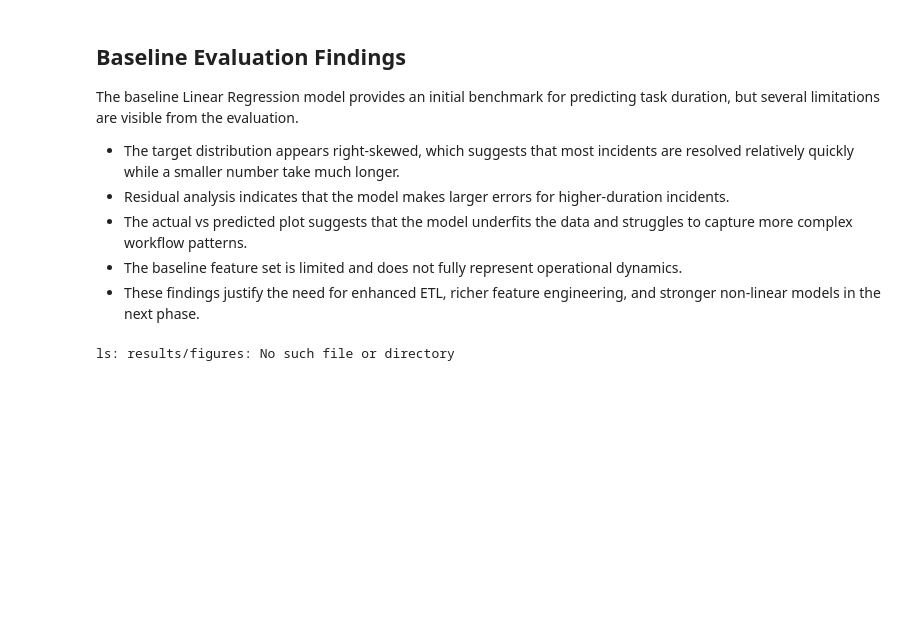
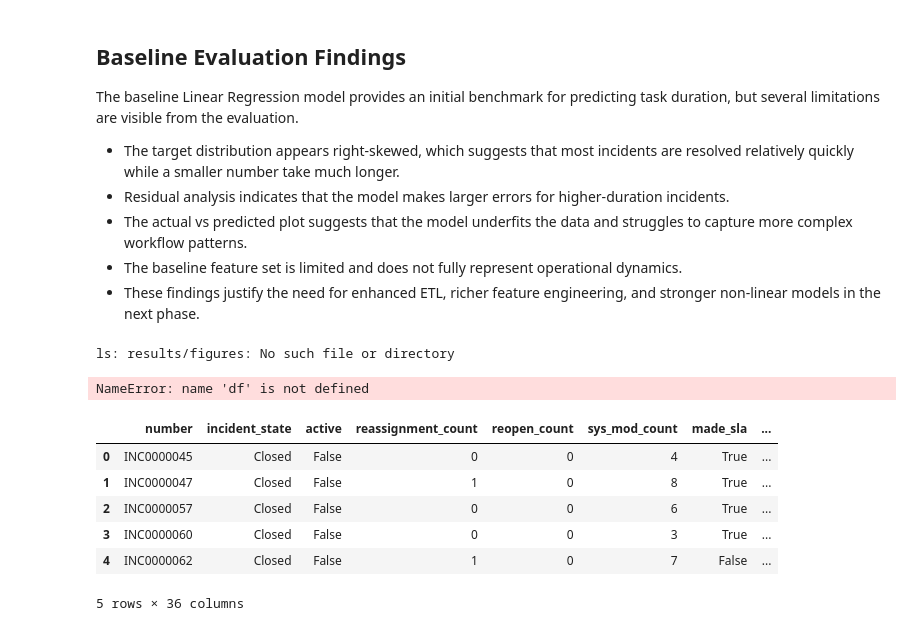
Before and after one commit to Mirza-mohammed/workflow_predictive_analytics, a Jupyter notebook: notebooks/02_baseline_evaluation.ipynb, the cells around one changed output. Cells and saved outputs as stored; diff of their text form; code cells hidden in the pictures; blank space fills up the shorter version.

```diff
--- a/notebooks/02_baseline_evaluation.ipynb
+++ b/notebooks/02_baseline_evaluation.ipynb
@@ -227,3 +227,7 @@ The baseline Linear Regression model provides an initial benchmark for predictin
 ls results/figures
 # %% [output]
 ls: results/figures: No such file or directory
+# %%
+df.head()
+# %% [output]
+NameError: name 'df' is not defined
@@ -229,0 +236,12 @@ ls: results/figures: No such file or directory
+# %%
+df = pd.read_csv("../data/raw/workflow_tasks.csv")
+# %%
+df.head()
+# %% [output]
+|  | number | incident_state | active | reassignment_count | reopen_count | sys_mod_count | made_sla | ... |
+| 0 | INC0000045 | Closed | False | 0 | 0 | 4 | True | ... |
+| 1 | INC0000047 | Closed | False | 1 | 0 | 8 | True | ... |
+| 2 | INC0000057 | Closed | False | 0 | 0 | 6 | True | ... |
+| 3 | INC0000060 | Closed | False | 0 | 0 | 3 | True | ... |
+| 4 | INC0000062 | Closed | False | 1 | 0 | 7 | False | ... |
+5 rows × 36 columns
```
Also changed, not shown: parts of 3 cells of this notebook, 7 other files.
